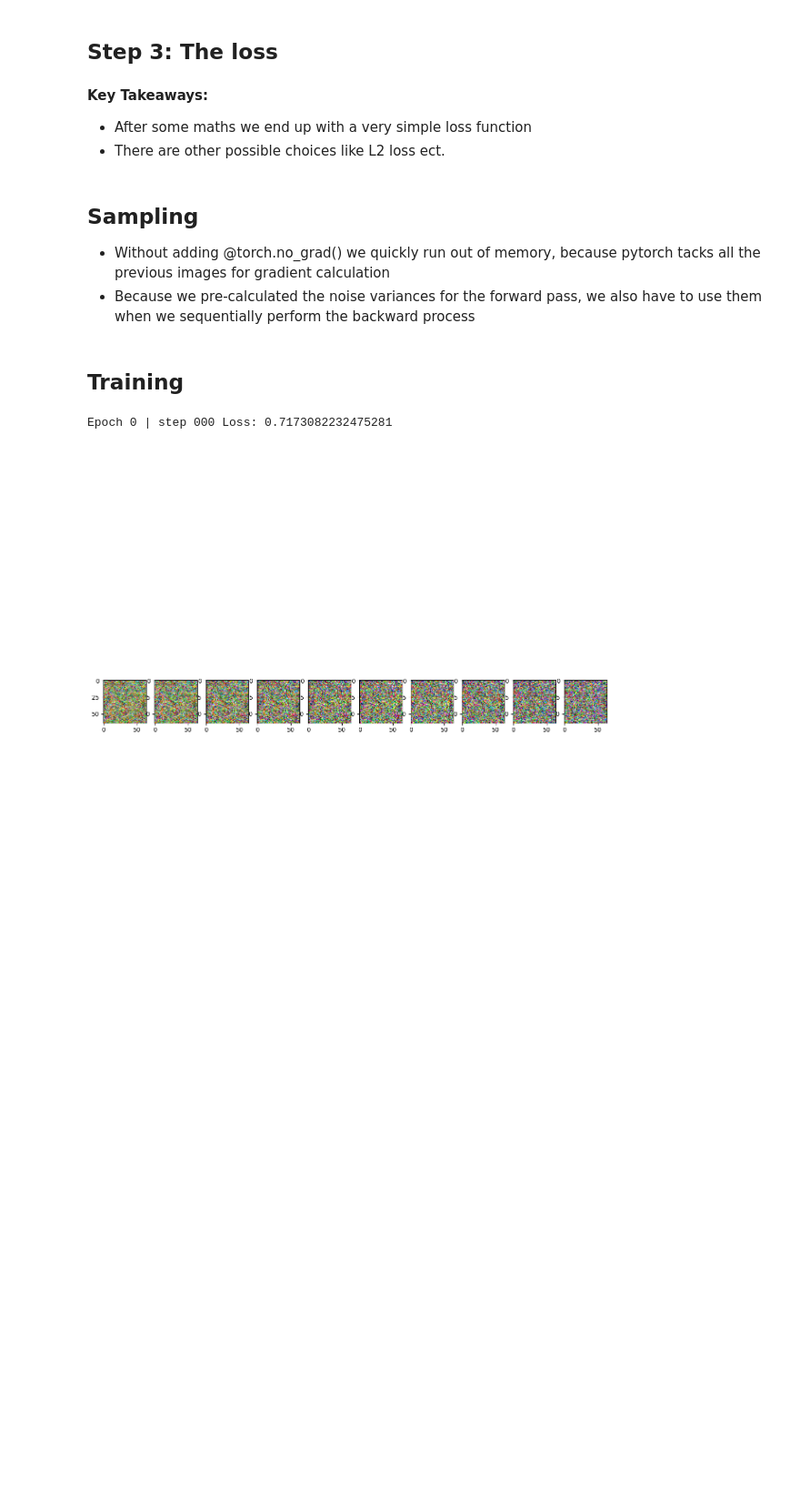
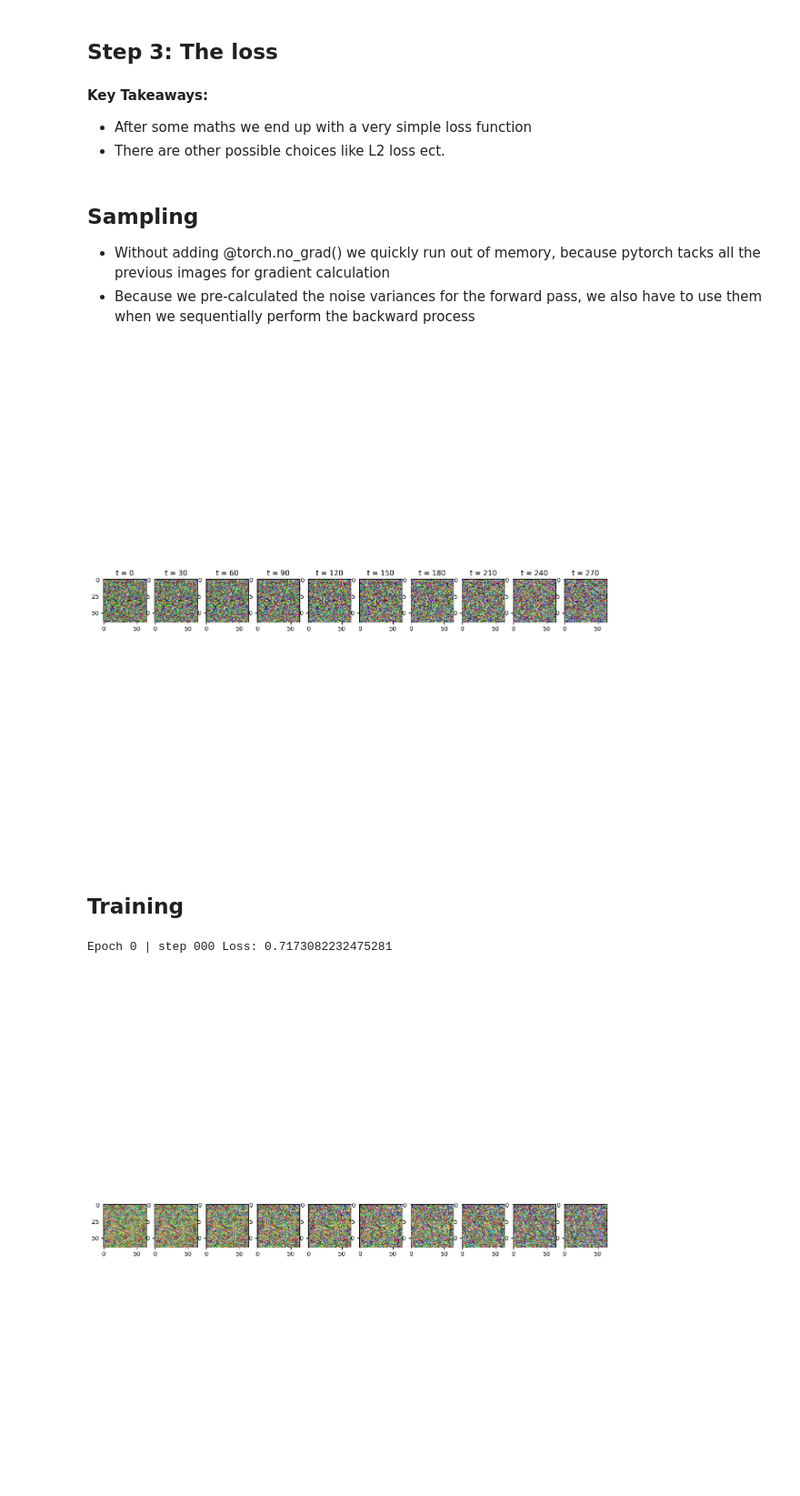
Before and after one commit to sunyesta/Sketch-Simplification, a Jupyter notebook: src/diffusion_model_example copy.ipynb, the cells around one changed output. Shown at 91% size. Cells and saved outputs as stored; diff of their text form; code cells hidden in the pictures; blank space fills up the shorter version.

```diff
--- a/src/diffusion_model_example copy.ipynb
+++ b/src/diffusion_model_example copy.ipynb
@@ -15 +19,3 @@ As dataset we use the StandordCars Dataset, which consists of around 8000 images
+# %%
+device = "cpu"
 # %%
@@ -117,11 +125,11 @@ def load_transformed_dataset():
     data_transform = transforms.Compose(data_transforms)
 
     train = torchvision.datasets.Flowers102(
-        root=".", download=True, transform=data_transform
+        root="../disposable/data", download=True, transform=data_transform
     )
 
     test = torchvision.datasets.Flowers102(
-        root=".", download=True, transform=data_transform, split="test"
+        root="", download=True, transform=data_transform, split="test"
     )
     return torch.utils.data.ConcatDataset([train, test])
 
@@ -366,6 +374,7 @@ def sample_timestep(x, t):
 def sample_plot_image():
     # Sample noise
     img_size = IMG_SIZE
+
     img = torch.randn((1, 3, img_size, img_size), device=device)
     plt.figure(figsize=(15, 15))
     plt.axis("off")
@@ -378,9 +387,13 @@ def sample_plot_image():
         # Edit: This is to maintain the natural range of the distribution
         img = torch.clamp(img, -1.0, 1.0)
         if i % stepsize == 0:
-            plt.subplot(1, num_images, int(i / stepsize) + 1)
+            plt.subplot(1, num_images, int(i / stepsize) + 1, title=f"t = {i}")
             show_tensor_image(img.detach().cpu())
     plt.show()
+# %%
+sample_plot_image()
+# %% [output]
+[figure, added]
 # %% [markdown]
 ## Training
 # %%
```
Also changed, not shown: parts of 3 cells of this notebook, 13 other files.
